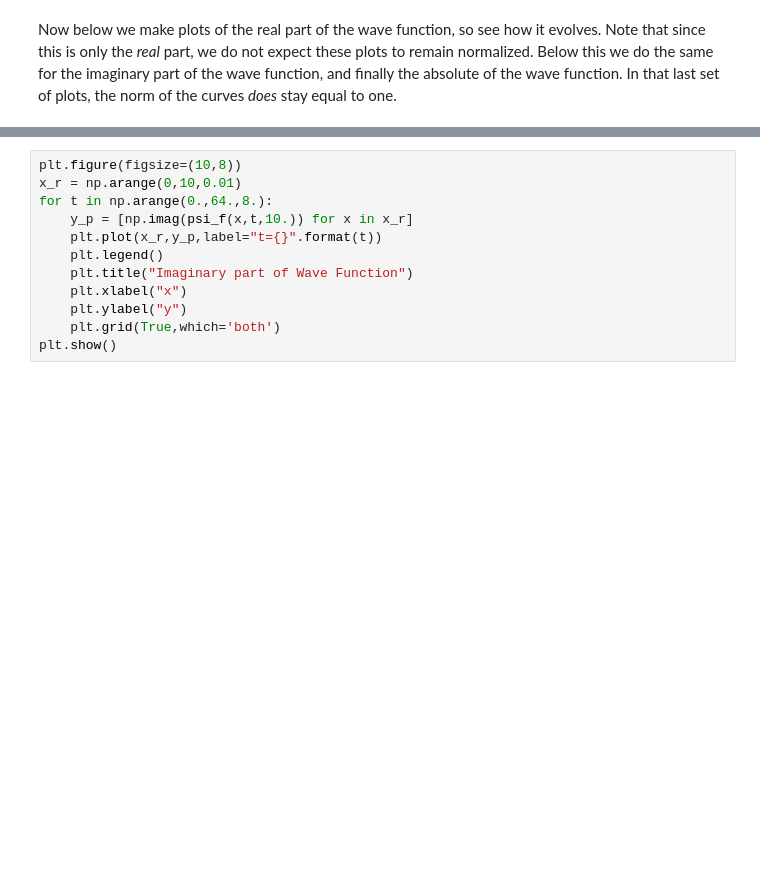
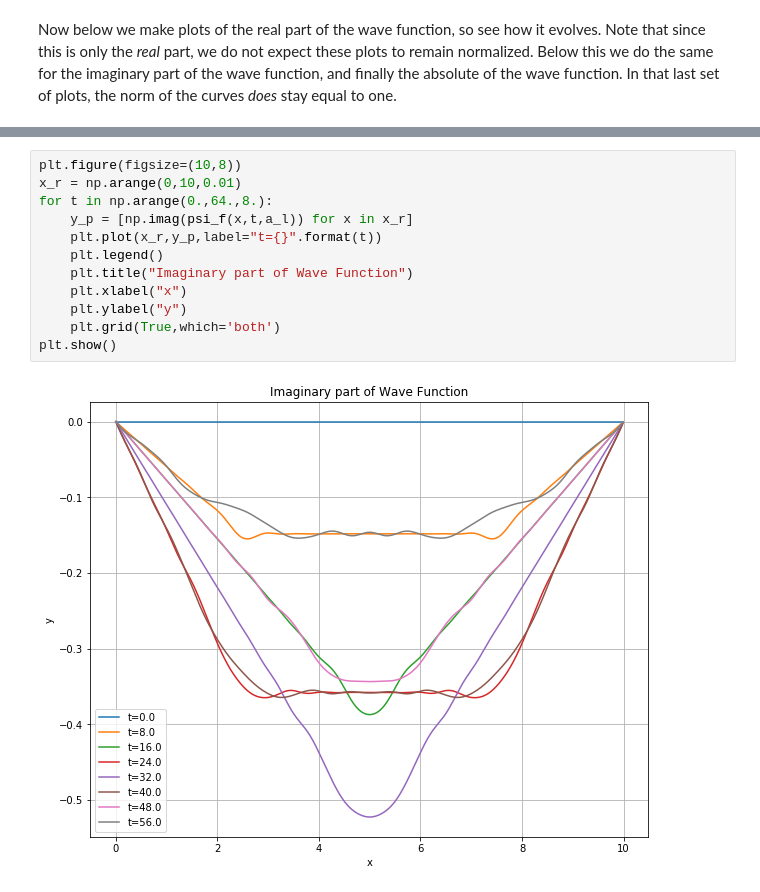
Before and after one commit to mholtrop/QMPython, a Jupyter notebook: Infinite_Square_Well_Solutions.ipynb, the cells around one changed output, grey strips where cells are left out. Drawn from its saved outputs; the diff is of its cells as text; blank space fills up the shorter version.

```diff
--- a/Infinite_Square_Well_Solutions.ipynb
+++ b/Infinite_Square_Well_Solutions.ipynb
@@ -186,15 +200,17 @@ HTML(ani.to_html5_video()) # This says: embed the animation as a video.
 # %%
 plt.figure(figsize=(10,8))
 x_r = np.arange(0,10,0.01)
 for t in np.arange(0.,64.,8.):
-    y_p = [np.imag(psi_f(x,t,10.)) for x in x_r]
+    y_p = [np.imag(psi_f(x,t,a_l)) for x in x_r]
     plt.plot(x_r,y_p,label="t={}".format(t))
     plt.legend()
     plt.title("Imaginary part of Wave Function")
     plt.xlabel("x")
     plt.ylabel("y")
     plt.grid(True,which='both')
 plt.show()
+# %% [output]
+[figure, added]
 # %%
 plt.figure(figsize=(10,8))
 x_r = np.arange(0,10,0.1)
```
Also changed, not shown: parts of 9 cells of this notebook, 1 other file.
